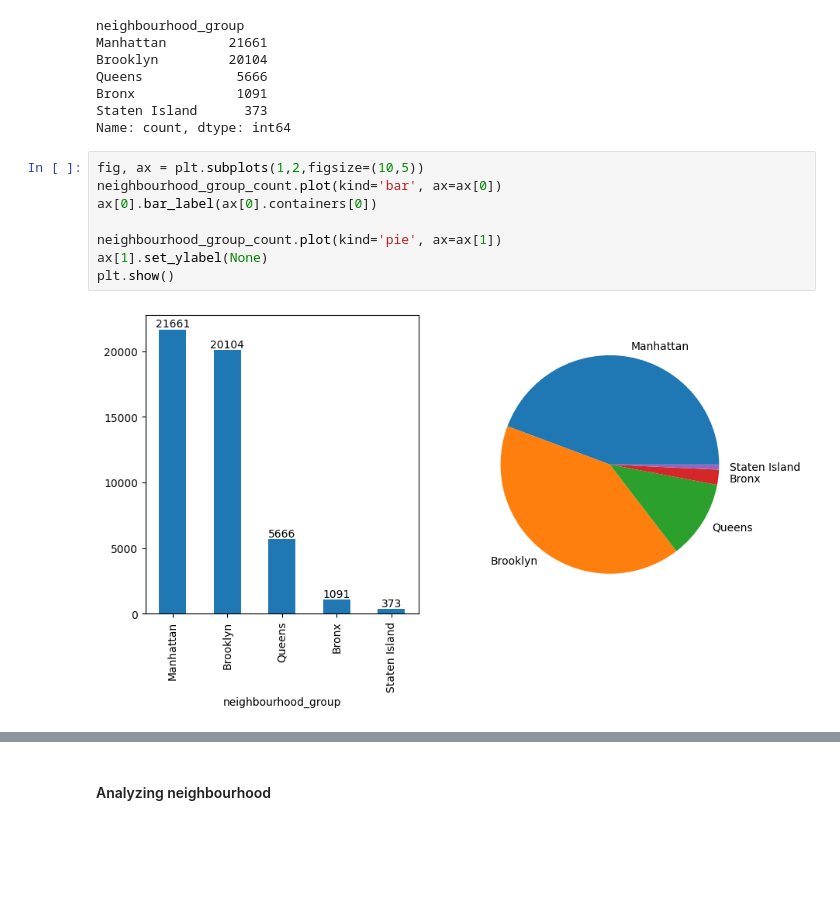
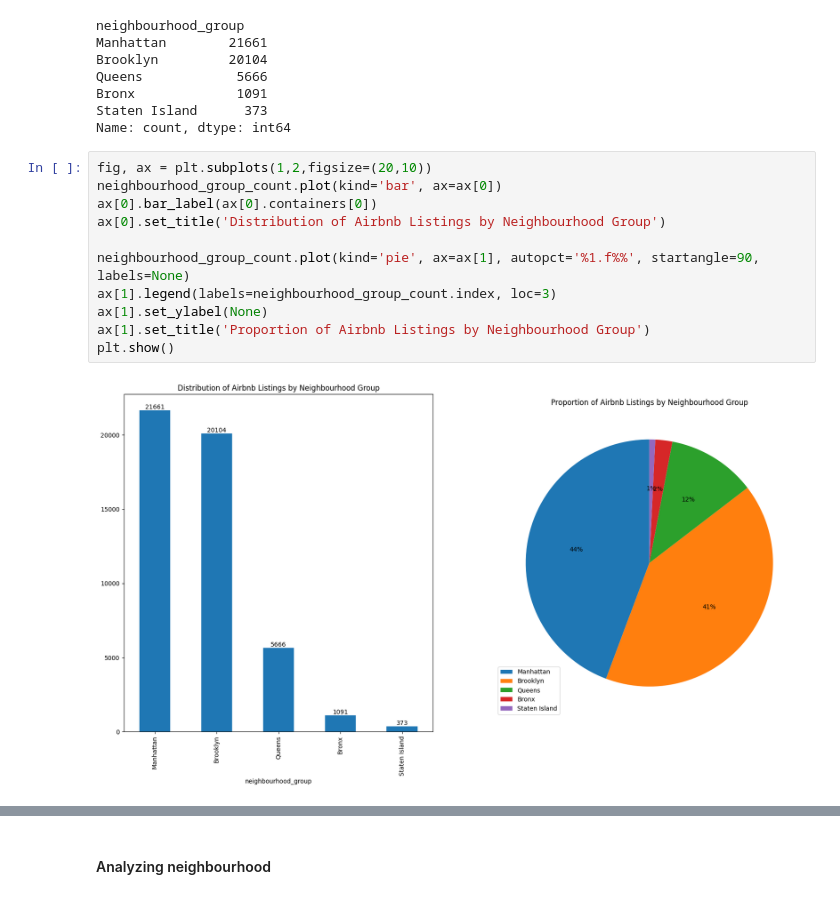
Before and after one commit to Gabien21/CSC17104_P4DS_final_project, a Jupyter notebook: Project/2_Exploring_and_preprocessing_data.ipynb, the cells around one changed output, grey strips where cells are left out. Saved outputs shown, nothing was run; the diff lists cells and outputs as text; blank space fills up the shorter version.

```diff
--- a/Project/2_Exploring_and_preprocessing_data.ipynb
+++ b/Project/2_Exploring_and_preprocessing_data.ipynb
@@ -246,12 +246,15 @@ Bronx             1091
 Staten Island      373
 Name: count, dtype: int64
 # %%
-fig, ax = plt.subplots(1,2,figsize=(10,5))
+fig, ax = plt.subplots(1,2,figsize=(20,10))
 neighbourhood_group_count.plot(kind='bar', ax=ax[0])
 ax[0].bar_label(ax[0].containers[0])
+ax[0].set_title('Distribution of Airbnb Listings by Neighbourhood Group')
 
-neighbourhood_group_count.plot(kind='pie', ax=ax[1])
+neighbourhood_group_count.plot(kind='pie', ax=ax[1], autopct='%1.f%%', startangle=90, labels=None)
+ax[1].legend(labels=neighbourhood_group_count.index, loc=3)
 ax[1].set_ylabel(None)
+ax[1].set_title('Proportion of Airbnb Listings by Neighbourhood Group')
 plt.show()
 # %% [output]
-[figure, old version]
+[figure, new version]
```
Also changed, not shown: parts of 25 cells of this notebook.
